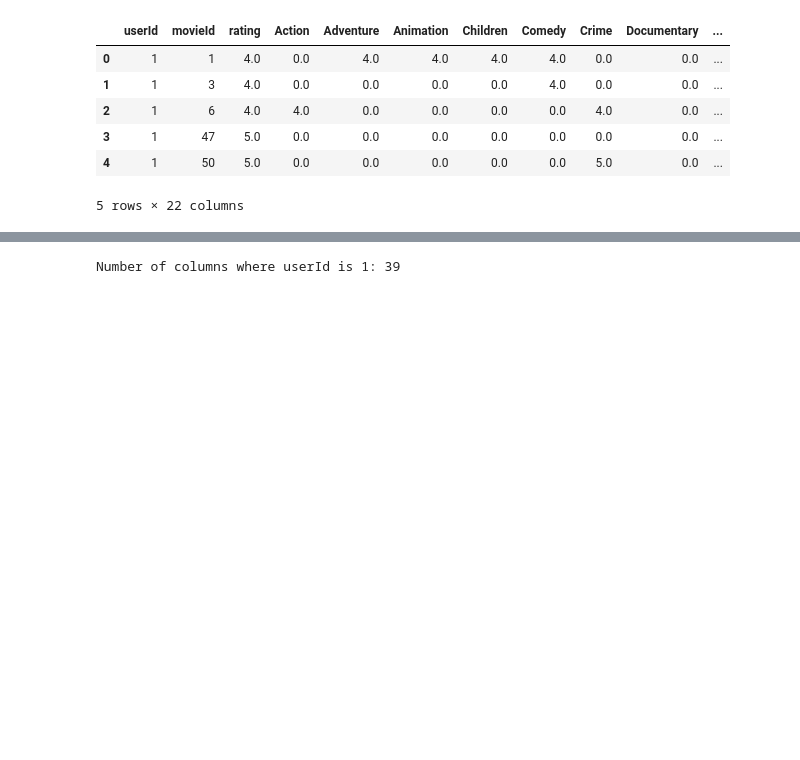
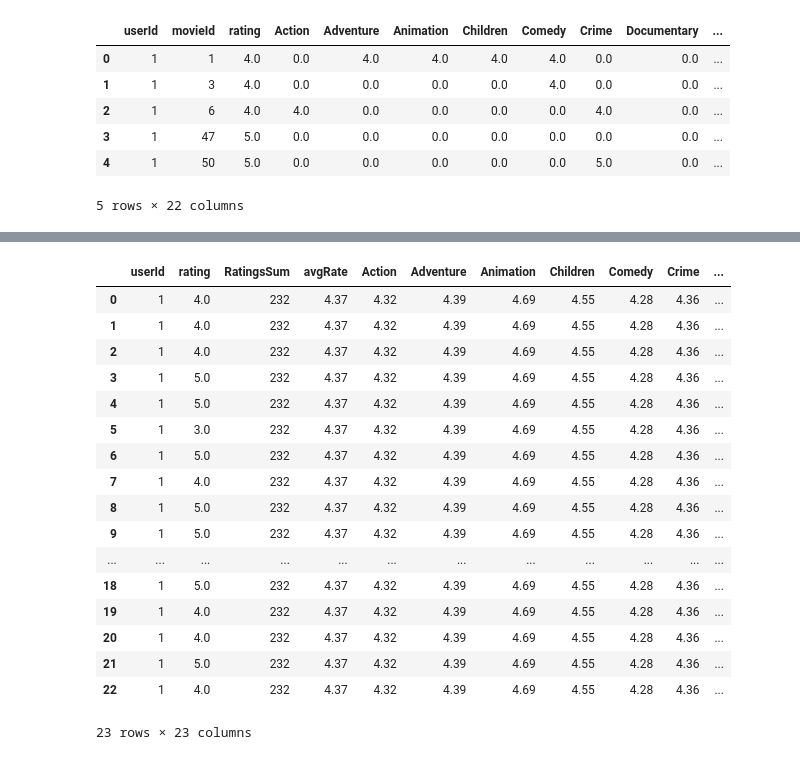
Before and after one commit to Madhushanka00/MovieMania, a Jupyter notebook: MLmodels/ftEngineeringUser.ipynb, the cells around one changed output, grey strips where cells are left out. Saved outputs shown, nothing was run; the diff lists cells and outputs as text; code cells hidden in the pictures; blank space fills up the shorter version.

Commit message:
user_train

```diff
--- a/MLmodels/ftEngineeringUser.ipynb
+++ b/MLmodels/ftEngineeringUser.ipynb
@@ -225,11 +254,22 @@ combined_ratings.head(23)
-# %%
-# Filter the DataFrame for rows where userId is 1
-user_id_1_data = combined_ratings[combined_ratings['userId'] == 3]
-
-# Count the number of columns in the filtered DataFrame
-num_columns = user_id_1_data.shape[0]
-
-# Display the number of columns
-print(f"Number of rows where userId is 1: {num_columns}")
-# %% [output]
-Number of columns where userId is 1: 39
+# %%
+combined_ratings.drop(columns=['movieId'], inplace=True)
+combined_ratings.head(23)
+# %% [output]
+|  | userId | rating | RatingsSum | avgRate | Action | Adventure | Animation | Children | Comedy | Crime | ... |
+| 0 | 1 | 4.0 | 232 | 4.37 | 4.32 | 4.39 | 4.69 | 4.55 | 4.28 | 4.36 | ... |
+| 1 | 1 | 4.0 | 232 | 4.37 | 4.32 | 4.39 | 4.69 | 4.55 | 4.28 | 4.36 | ... |
+| 2 | 1 | 4.0 | 232 | 4.37 | 4.32 | 4.39 | 4.69 | 4.55 | 4.28 | 4.36 | ... |
+| 3 | 1 | 5.0 | 232 | 4.37 | 4.32 | 4.39 | 4.69 | 4.55 | 4.28 | 4.36 | ... |
+| 4 | 1 | 5.0 | 232 | 4.37 | 4.32 | 4.39 | 4.69 | 4.55 | 4.28 | 4.36 | ... |
+| 5 | 1 | 3.0 | 232 | 4.37 | 4.32 | 4.39 | 4.69 | 4.55 | 4.28 | 4.36 | ... |
+| 6 | 1 | 5.0 | 232 | 4.37 | 4.32 | 4.39 | 4.69 | 4.55 | 4.28 | 4.36 | ... |
+| 7 | 1 | 4.0 | 232 | 4.37 | 4.32 | 4.39 | 4.69 | 4.55 | 4.28 | 4.36 | ... |
+| 8 | 1 | 5.0 | 232 | 4.37 | 4.32 | 4.39 | 4.69 | 4.55 | 4.28 | 4.36 | ... |
+| 9 | 1 | 5.0 | 232 | 4.37 | 4.32 | 4.39 | 4.69 | 4.55 | 4.28 | 4.36 | ... |
+| ... | ... | ... | ... | ... | ... | ... | ... | ... | ... | ... | ... |
+| 18 | 1 | 5.0 | 232 | 4.37 | 4.32 | 4.39 | 4.69 | 4.55 | 4.28 | 4.36 | ... |
+| 19 | 1 | 4.0 | 232 | 4.37 | 4.32 | 4.39 | 4.69 | 4.55 | 4.28 | 4.36 | ... |
+| 20 | 1 | 4.0 | 232 | 4.37 | 4.32 | 4.39 | 4.69 | 4.55 | 4.28 | 4.36 | ... |
+| 21 | 1 | 5.0 | 232 | 4.37 | 4.32 | 4.39 | 4.69 | 4.55 | 4.28 | 4.36 | ... |
+| 22 | 1 | 4.0 | 232 | 4.37 | 4.32 | 4.39 | 4.69 | 4.55 | 4.28 | 4.36 | ... |
+23 rows × 23 columns
```
Also changed, not shown: parts of 8 cells of this notebook, 1 other file.
